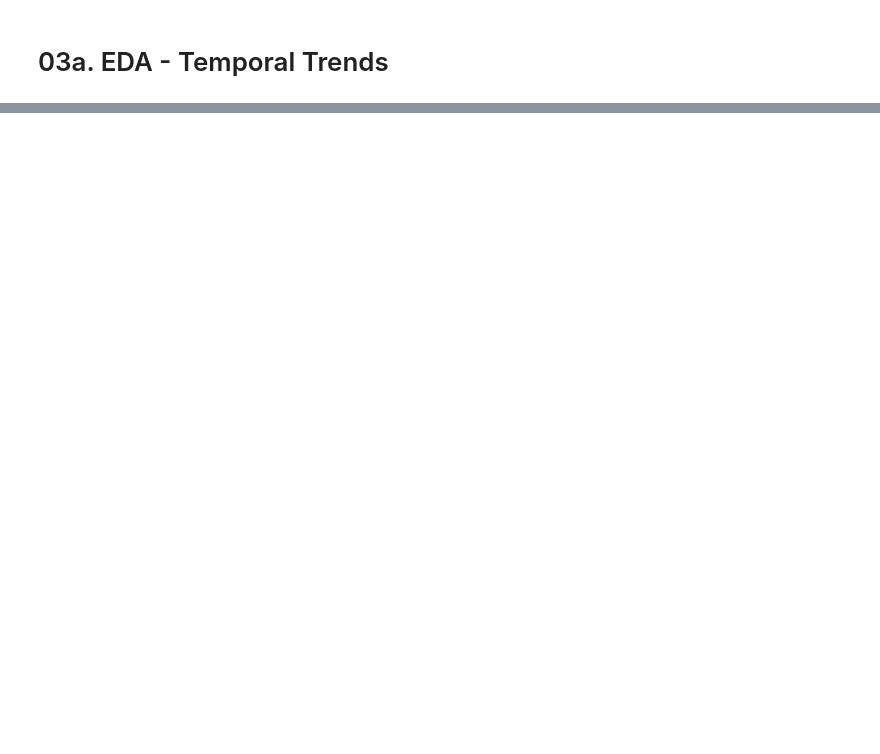
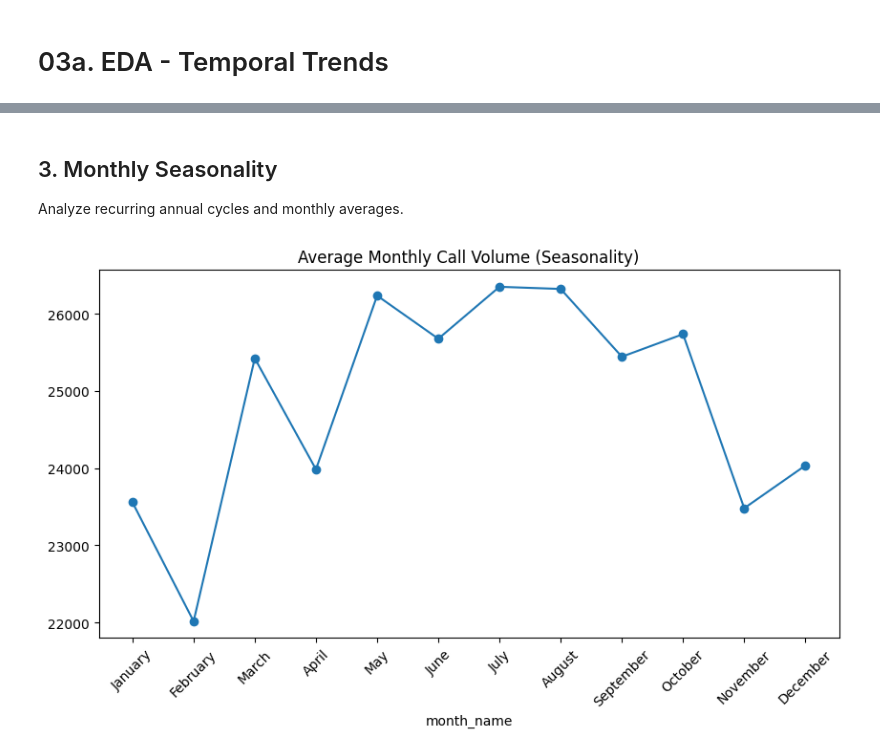
Before and after one commit to Edward-Vong/Quantifying-Breakpoint-of-SJPD-Response, a Jupyter notebook: 03a_eda_temporal_trends.ipynb, the cells around one changed output, grey strips where cells are left out. Cells and saved outputs as stored; diff of their text form; code cells hidden in the pictures; blank space fills up the shorter version.

```diff
--- a/03a_eda_temporal_trends.ipynb
+++ b/03a_eda_temporal_trends.ipynb
@@ -33,0 +50,17 @@ plt.show()
+# %% [markdown]
+## 3. Monthly Seasonality
+Analyze recurring annual cycles and monthly averages.
+# %%
+df['month_name'] = df['CDTS'].dt.month_name()
+month_order = ['January', 'February', 'March', 'April', 'May', 'June',
+               'July', 'August', 'September', 'October', 'November', 'December']
+seasonality = df.groupby(['year', 'month_name']).size().reset_index(name='count')
+seasonality_avg = seasonality[seasonality['count'] > 0].groupby('month_name')['count'].mean().reindex(month_order)
+
+plt.figure(figsize=(10, 5))
+seasonality_avg.plot(kind='line', marker='o', color='tab:blue')
+plt.title("Average Monthly Call Volume (Seasonality)")
+plt.xticks(range(12), month_order, rotation=45)
+plt.show()
+# %% [output]
+[figure, added]
```
Also changed, not shown: parts of 15 cells of this notebook, 9 other files.
